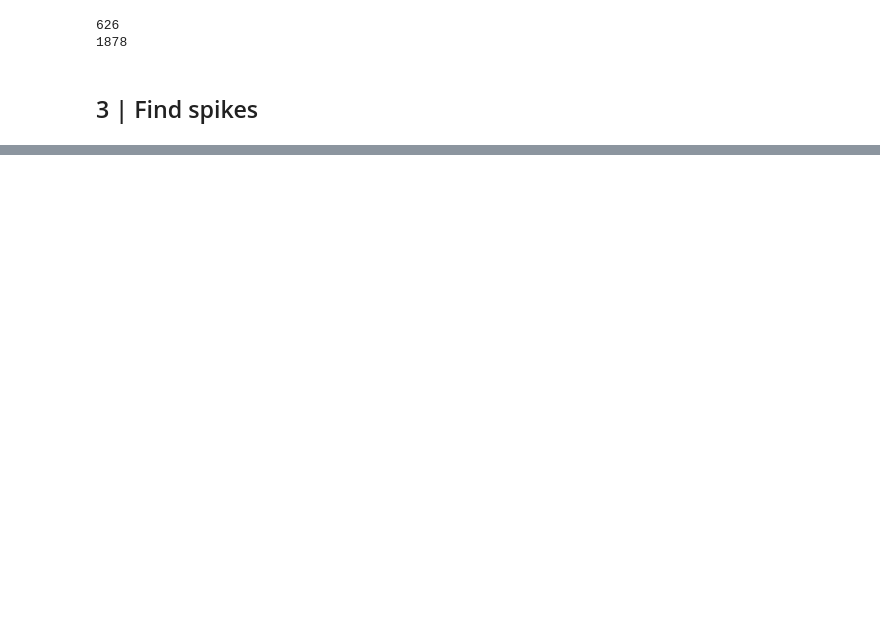
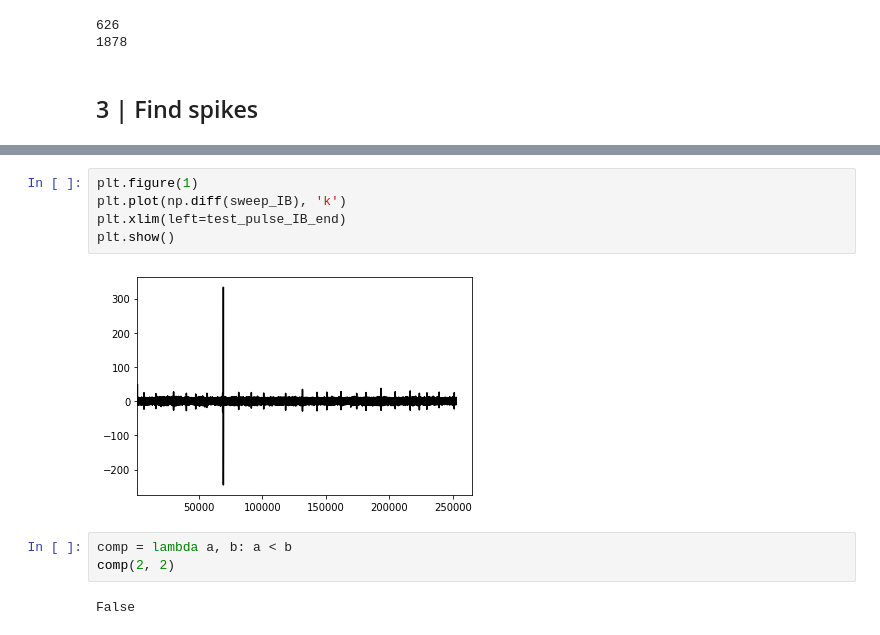
Before and after one commit to opavon/PAG_ephys_analysis, a Jupyter notebook: loose_seal/loose_seal_3_findspikes_develop.ipynb, the cells around one changed output, grey strips where cells are left out. Drawn from its saved outputs; the diff is of its cells as text; blank space fills up the shorter version.

```diff
--- a/loose_seal/loose_seal_3_findspikes_develop.ipynb
+++ b/loose_seal/loose_seal_3_findspikes_develop.ipynb
@@ -149,0 +158,12 @@ print(test_pulse_IB_end)
+# %%
+plt.figure(1)
+plt.plot(np.diff(sweep_IB), 'k')
+plt.xlim(left=test_pulse_IB_end)
+plt.show()
+# %% [output]
+[figure, added]
+# %%
+comp = lambda a, b: a < b
+comp(2, 2)
+# %% [output]
+False
```
Also changed, not shown: parts of 9 cells of this notebook.
